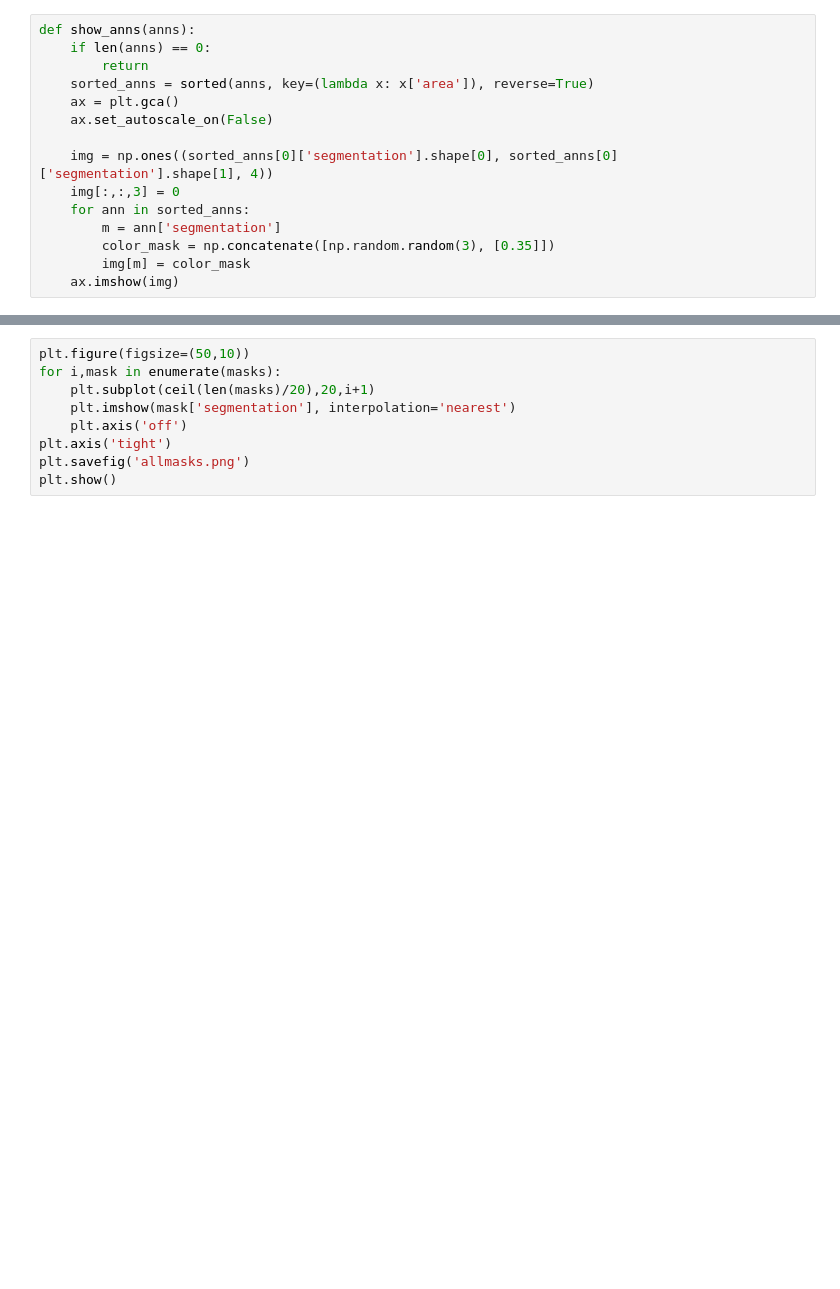
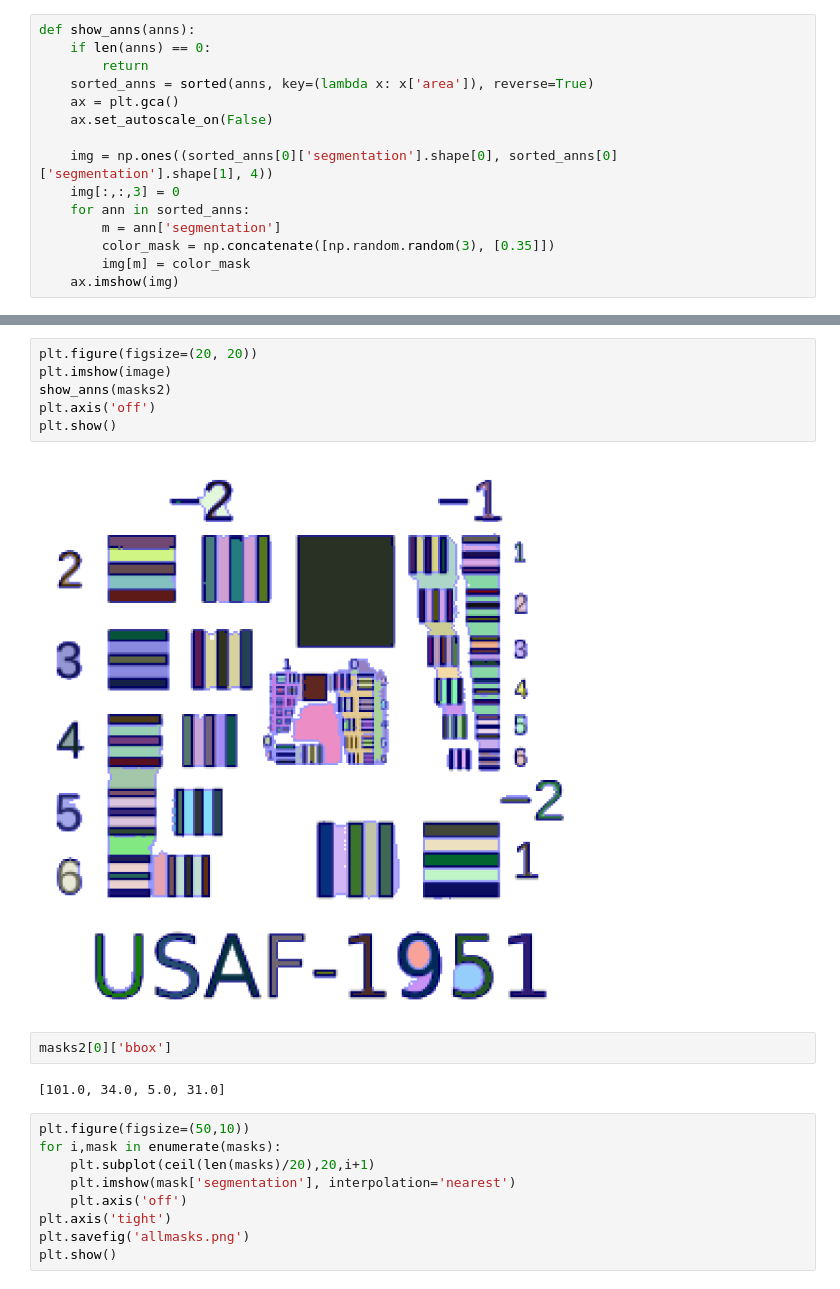
Before and after one commit to MU-MSEI/Nautilus_SAM2, a Jupyter notebook: notebooks/SAM_EverythingTutorial.ipynb, the cells around one changed output, grey strips where cells are left out. Cells and saved outputs as stored; diff of their text form; blank space fills up the shorter version.

```diff
--- a/notebooks/SAM_EverythingTutorial.ipynb
+++ b/notebooks/SAM_EverythingTutorial.ipynb
@@ -64,3 +148,15 @@ plt.show()
+# %%
+plt.figure(figsize=(20, 20))
+plt.imshow(image)
+show_anns(masks2)
+plt.axis('off')
+plt.show()
+# %% [output]
+[figure, added]
+# %%
+masks2[0]['bbox']
+# %% [output]
+[101.0, 34.0, 5.0, 31.0]
 # %%
 plt.figure(figsize=(50,10))
 for i,mask in enumerate(masks):
```
Also changed, not shown: parts of 12 cells of this notebook, 2 other files.
